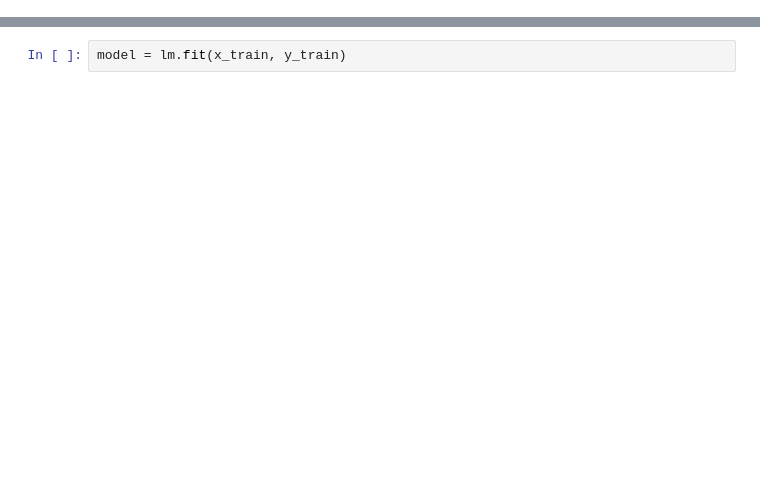
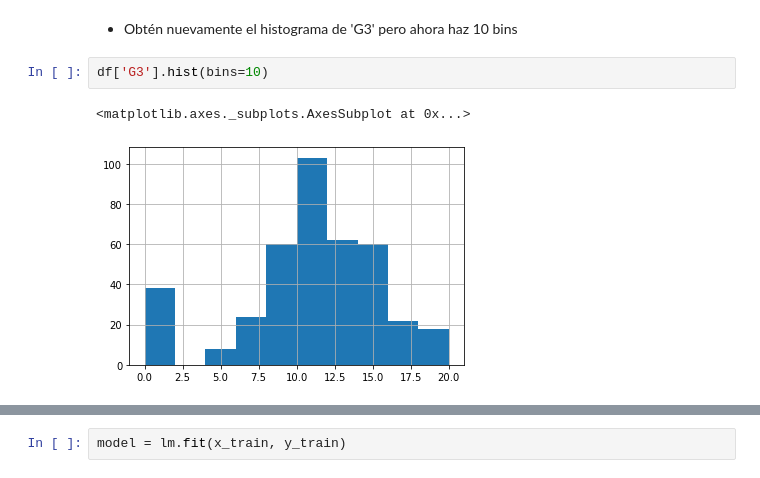
Before and after one commit to fridaruh/ML_and_IA_for_Finance, a Jupyter notebook: Regresión_lineal.ipynb, the cells around one changed output, grey strips where cells are left out. Saved outputs shown, nothing was run; the diff lists cells and outputs as text; blank space fills up the shorter version.

```diff
--- a/Regresión_lineal.ipynb
+++ b/Regresión_lineal.ipynb
@@ -172,0 +127,7 @@ lm = linear_model.LinearRegression() #Instanciamos el modelo
+# %% [markdown]
+- Obtén nuevamente el histograma de 'G3' pero ahora haz 10 bins
+# %%
+df['G3'].hist(bins=10)
+# %% [output]
+<matplotlib.axes._subplots.AxesSubplot at 0x...>
+[figure, added]
```
Also changed, not shown: parts of 99 cells of this notebook.
